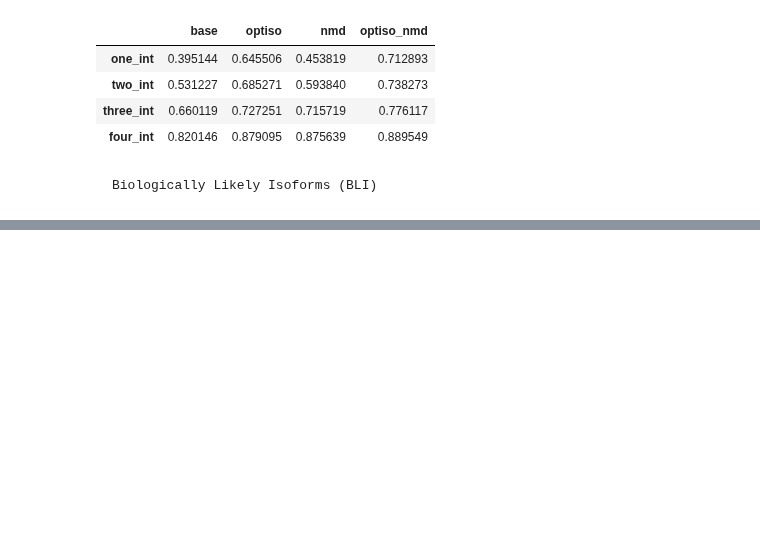
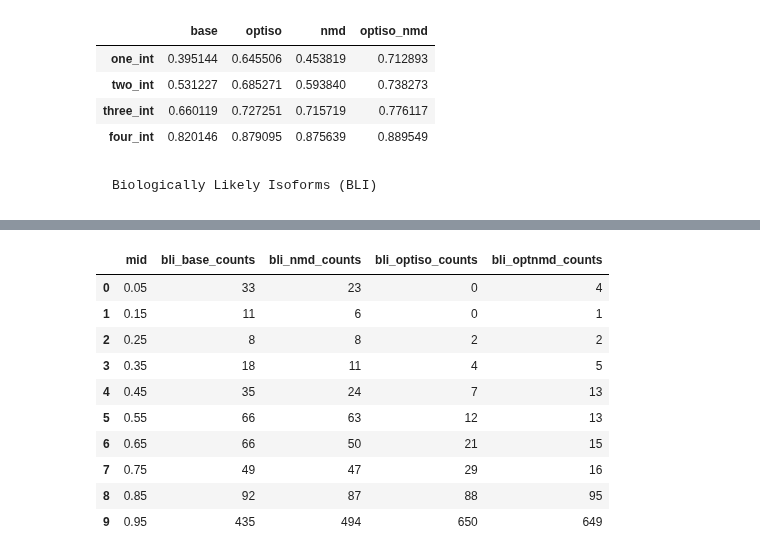
Before and after one commit to KorfLab/isoforms, a Jupyter notebook: APCanalysis/apc_figures.ipynb, the cells around one changed output, grey strips where cells are left out. Drawn from its saved outputs; the diff is of its cells as text; code cells hidden in the pictures; blank space fills up the shorter version.

```diff
--- a/APCanalysis/apc_figures.ipynb
+++ b/APCanalysis/apc_figures.ipynb
@@ -1341,0 +1443,21 @@ Biologically Likely Isoforms (BLI)
+# %%
+bli_all_counts = pd.concat([
+    bli_base_dfreqs,
+    bli_nmd_dfreqs['bli_nmd_counts'],
+    bli_optiso_dfreqs['bli_optiso_counts'],
+    bli_optnmd_dfreqs['bli_optnmd_counts']
+], axis=1)
+
+bli_all_counts
+# %% [output]
+|  | mid | bli_base_counts | bli_nmd_counts | bli_optiso_counts | bli_optnmd_counts |
+| 0 | 0.05 | 33 | 23 | 0 | 4 |
+| 1 | 0.15 | 11 | 6 | 0 | 1 |
+| 2 | 0.25 | 8 | 8 | 2 | 2 |
+| 3 | 0.35 | 18 | 11 | 4 | 5 |
+| 4 | 0.45 | 35 | 24 | 7 | 13 |
+| 5 | 0.55 | 66 | 63 | 12 | 13 |
+| 6 | 0.65 | 66 | 50 | 21 | 15 |
+| 7 | 0.75 | 49 | 47 | 29 | 16 |
+| 8 | 0.85 | 92 | 87 | 88 | 95 |
+| 9 | 0.95 | 435 | 494 | 650 | 649 |
```
Also changed, not shown: parts of 7 cells of this notebook, 8 other files.
